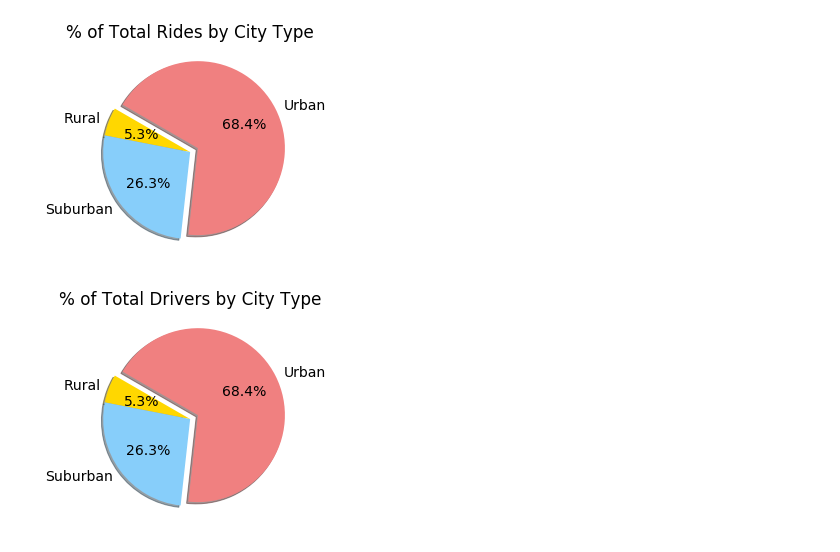
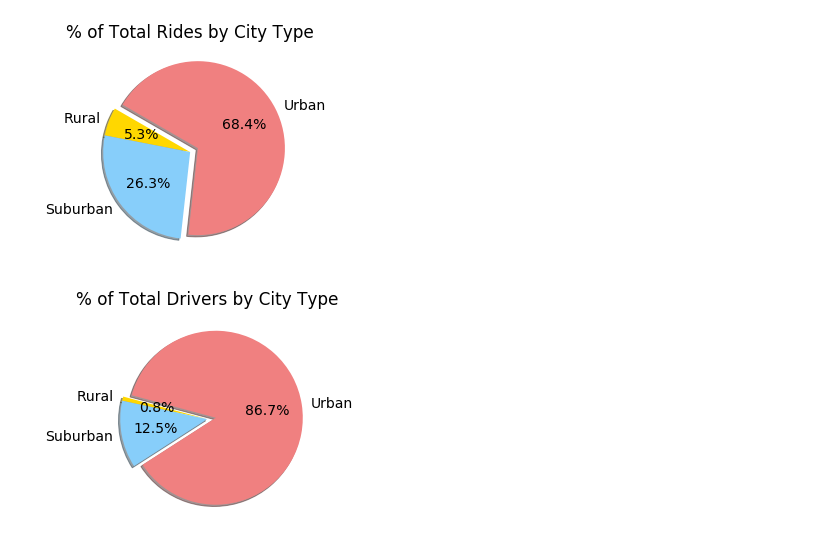
Before and after one commit to elizabethhwhitford/Pyber_Analysis, a Jupyter notebook: Pyber.ipynb, the cells around one changed output. Cells and saved outputs as stored; diff of their text form; code cells hidden in the pictures.

```diff
--- a/Pyber.ipynb
+++ b/Pyber.ipynb
@@ -287,16 +287,16 @@ plt.show()
 # %% [output]
 [figure]
 # %%
-driver_percents = 100 * pyber_data_df.groupby(["type"]).count()["driver_count"] / pyber_data_df["driver_count"].count()
+driver_percents = 100 * pyber_data_df.groupby(["type"]).sum()["driver_count"] / pyber_data_df["driver_count"].sum()
 plt.pie(driver_percents,
     labels=["Rural", "Suburban", "Urban"],
     colors=["gold", "lightskyblue", "lightcoral"],
     explode=[0, 0, 0.1],
     autopct='%1.1f%%',
-    shadow=True, startangle=150)
+    shadow=True, startangle=165)
 plt.title("% of Total Drivers by City Type")
 mpl.rcParams['font.size'] = 14
 plt.savefig("analysis/Fig7.png")
 plt.show()
 # %% [output]
-[figure, old version]
+[figure, new version]
```
Also changed, not shown: parts of 1 cell of this notebook, 9 other files.
